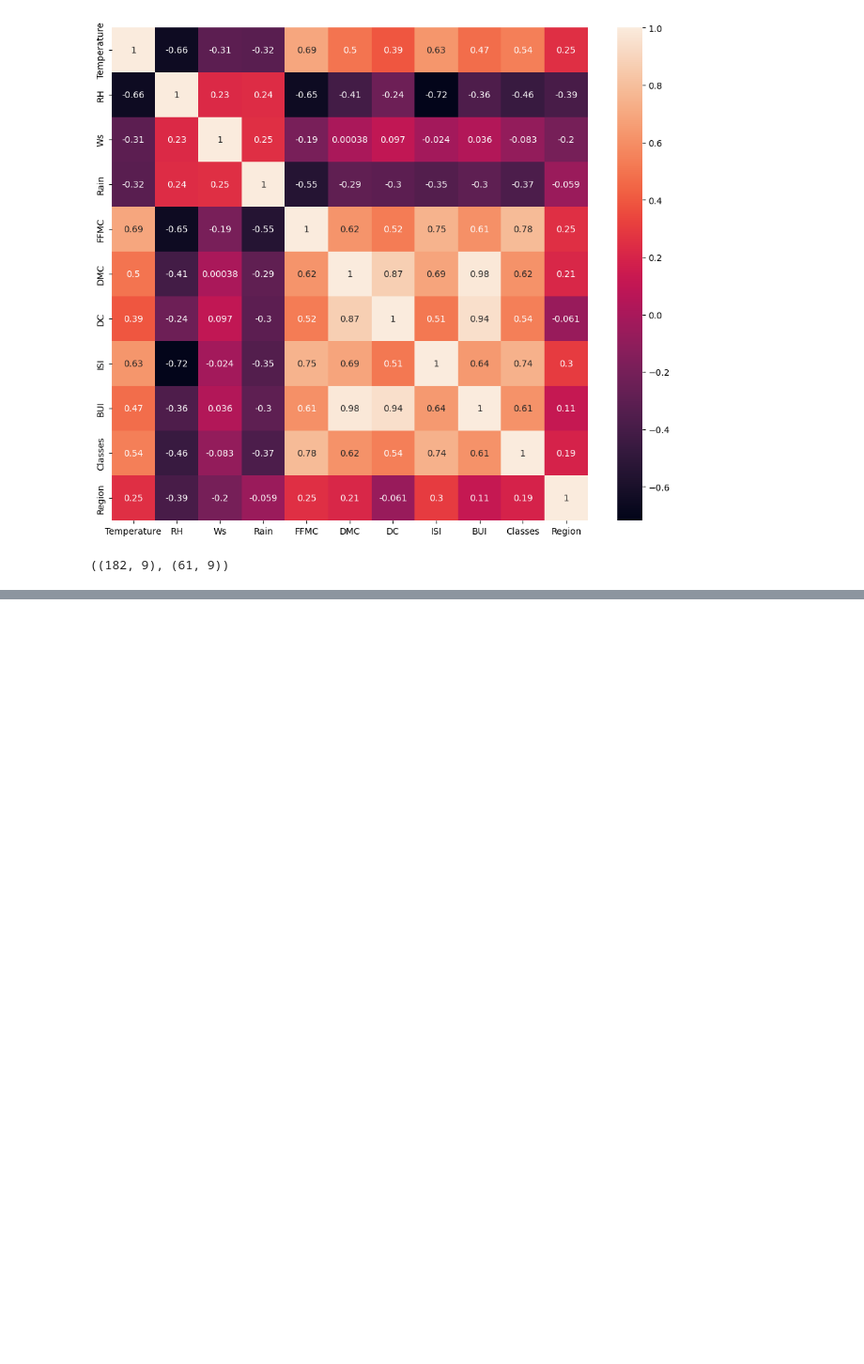
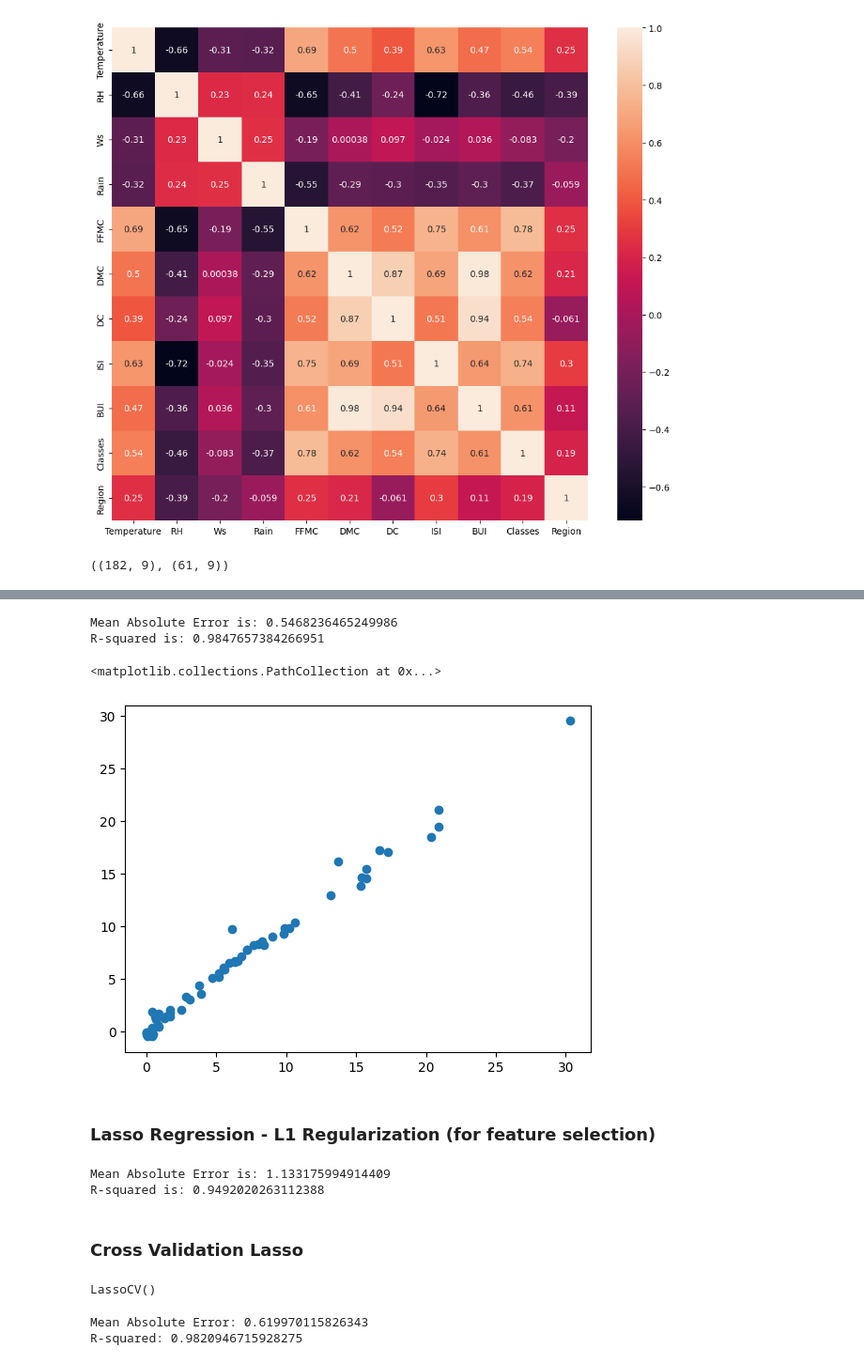
Before and after one commit to GlintingPixie/Machine-Learning, a Jupyter notebook: Linear Regression/Model_Training.ipynb, the cells around one changed output, grey strips where cells are left out. Shown at 94% size. Cells and saved outputs as stored; diff of their text form; code cells hidden in the pictures; blank space fills up the shorter version.

```diff
--- a/Linear Regression/Model_Training.ipynb
+++ b/Linear Regression/Model_Training.ipynb
@@ -111,0 +143,51 @@ X_test_scaled = scaler.transform(X_test)
+# %%
+from sklearn.linear_model import LinearRegression
+from sklearn.metrics import mean_absolute_error,r2_score
+linreg = LinearRegression()
+linreg.fit(X_train_scaled,y_train)
+y_pred = linreg.predict(X_test_scaled)
+mae = mean_absolute_error(y_test,y_pred)
+score = r2_score(y_test,y_pred)
+# %%
+print("Mean Absolute Error is:",mae)
+print("R-squared is:",score)
+# %% [output]
+Mean Absolute Error is: 0.5468236465249986
+R-squared is: 0.9847657384266951
+# %%
+plt.scatter(y_test,y_pred)
+# %% [output]
+<matplotlib.collections.PathCollection at 0x...>
+[figure, added]
+# %% [markdown]
+### Lasso Regression - L1 Regularization (for feature selection)
+# %%
+from sklearn.linear_model import Lasso
+from sklearn.metrics import mean_absolute_error,r2_score
+lassoreg = Lasso()
+lassoreg.fit(X_train_scaled,y_train)
+y_pred = lassoreg.predict(X_test_scaled)
+mae = mean_absolute_error(y_test,y_pred)
+score = r2_score(y_test,y_pred)
+print("Mean Absolute Error is:",mae)
+print("R-squared is:",score)
+# %% [output]
+Mean Absolute Error is: 1.133175994914409
+R-squared is: 0.9492020263112388
+# %% [markdown]
+### Cross Validation Lasso
+# %%
+from sklearn.linear_model import LassoCV
+lassocv = LassoCV()
+lassocv.fit(X_train_scaled,y_train)
+# %% [output]
+LassoCV()
+# %%
+y_pred = lassocv.predict(X_test_scaled)
+mae = mean_absolute_error(y_test,y_pred)
+score = r2_score(y_test,y_pred)
+print("Mean Absolute Error:",mae)
+print("R-squared:",score)
+# %% [output]
+Mean Absolute Error: 0.619970115826343
+R-squared: 0.9820946715928275
```
Also changed, not shown: parts of 15 cells of this notebook.
